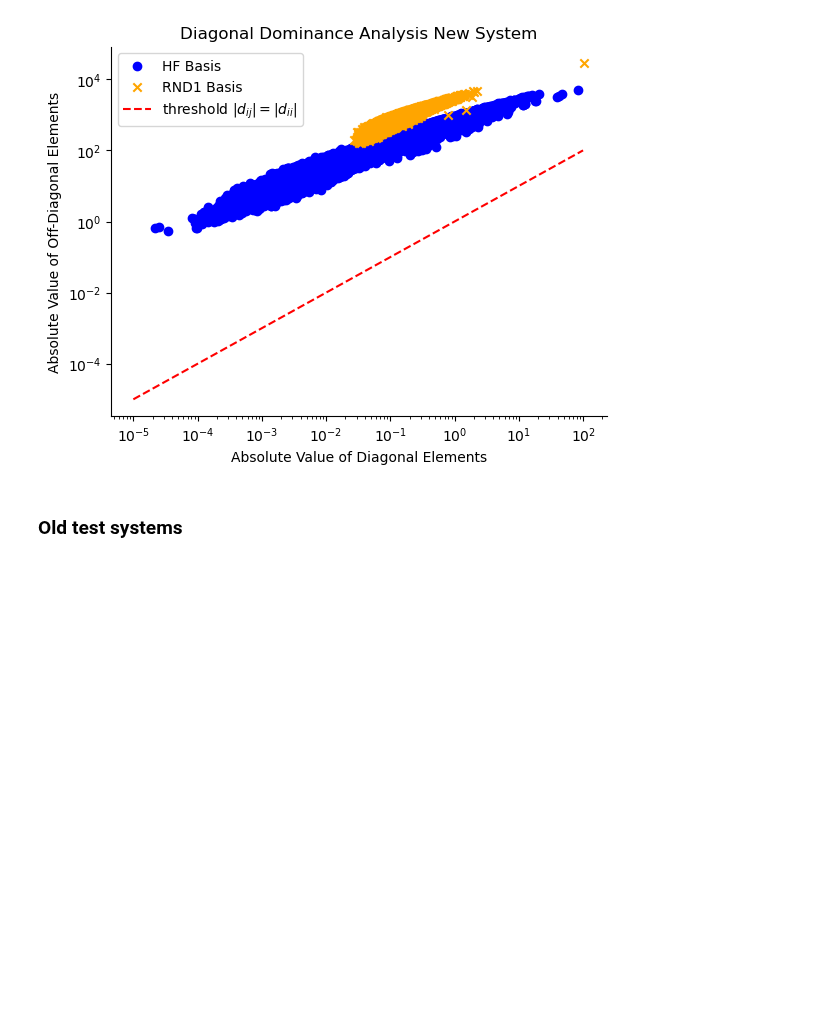
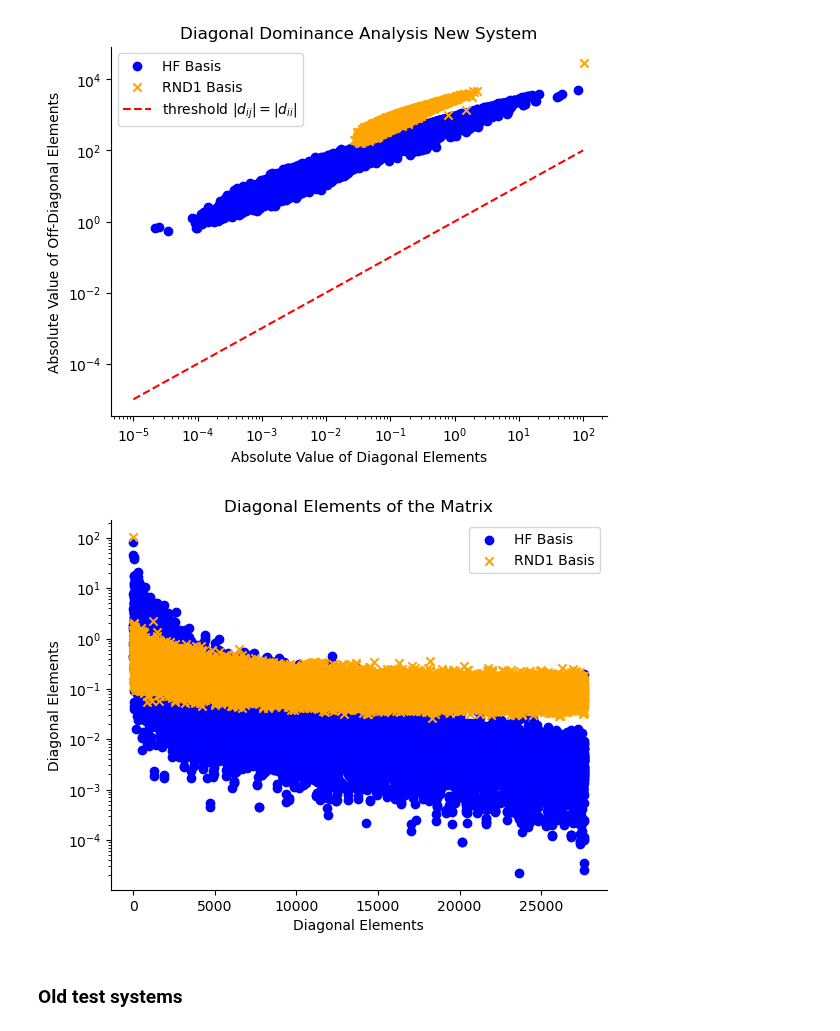
Before and after one commit to framere/Final_codes_MA, a Jupyter notebook: plot_comp_time.ipynb, the cells around one changed output. Cells and saved outputs as stored; diff of their text form; code cells hidden in the pictures; blank space fills up the shorter version.

```diff
--- a/plot_comp_time.ipynb
+++ b/plot_comp_time.ipynb
@@ -142,6 +163,24 @@ sns.despine()
 plt.savefig("Diagonal_Dominance.png", dpi=300, bbox_inches='tight')
 # %% [output]
 [figure]
+# %%
+# plot the value of the diagonal elements
+
+size_data = data_HF.shape[0]
+x_axis = np.linspace(0, size_data, size_data)
+
+plt.figure()
+plt.scatter(x_axis, data_HF[:, 0], label='HF Basis', color='blue', marker='o')
+plt.scatter(x_axis, data_RND1[:, 0], label='RND1 Basis', color='orange', marker='x')
+plt.xlabel('Diagonal Elements')
+plt.ylabel('Diagonal Elements')
+# plt.xscale('log')
+plt.yscale('log')
+plt.title('Diagonal Elements of the Matrix')
+plt.legend()
+sns.despine()
+# %% [output]
+[figure, added]
 # %% [markdown]
 ### Old test systems
 # %%
```
Also changed, not shown: parts of 3 cells of this notebook, 6 other files.
